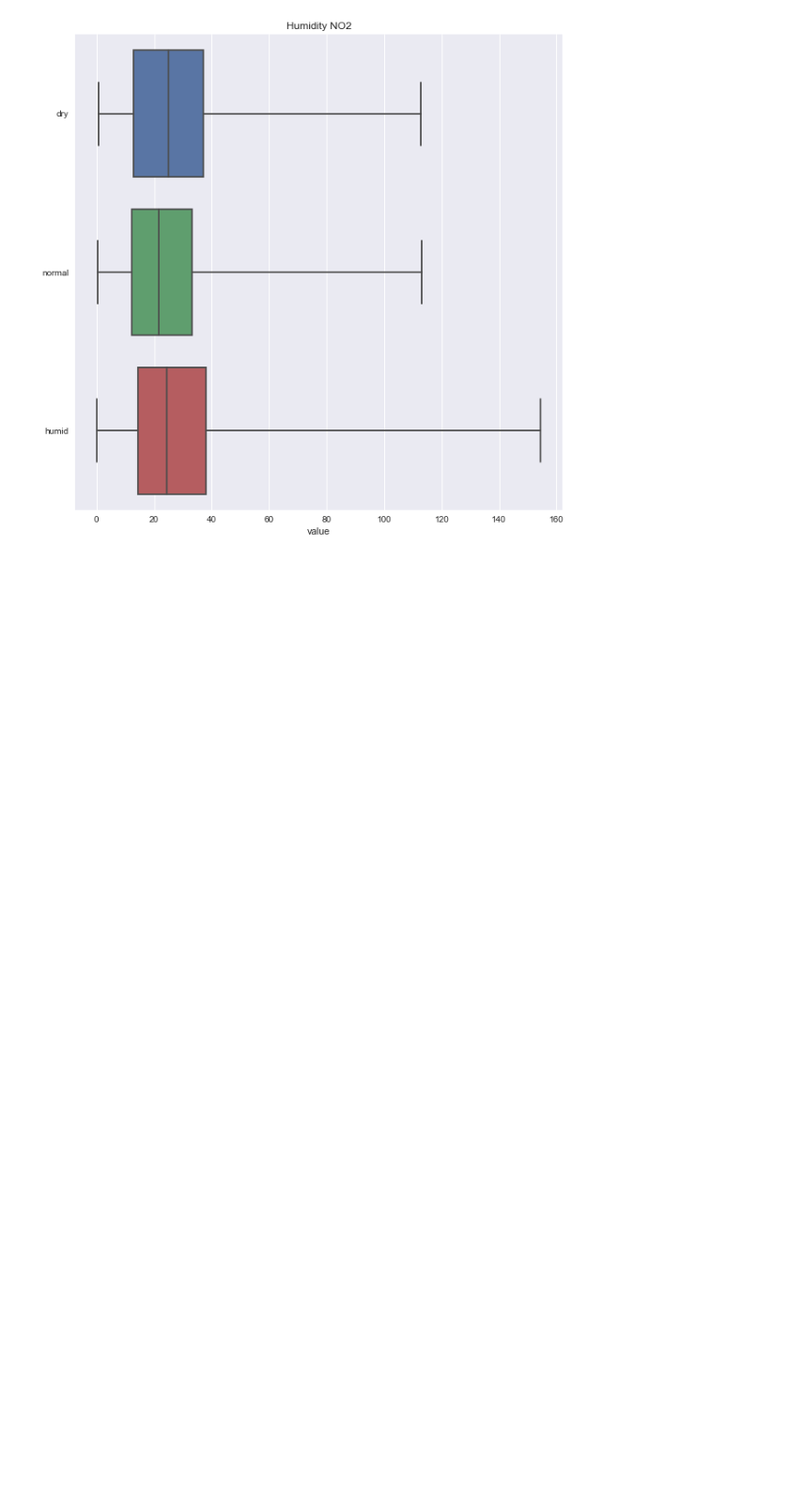
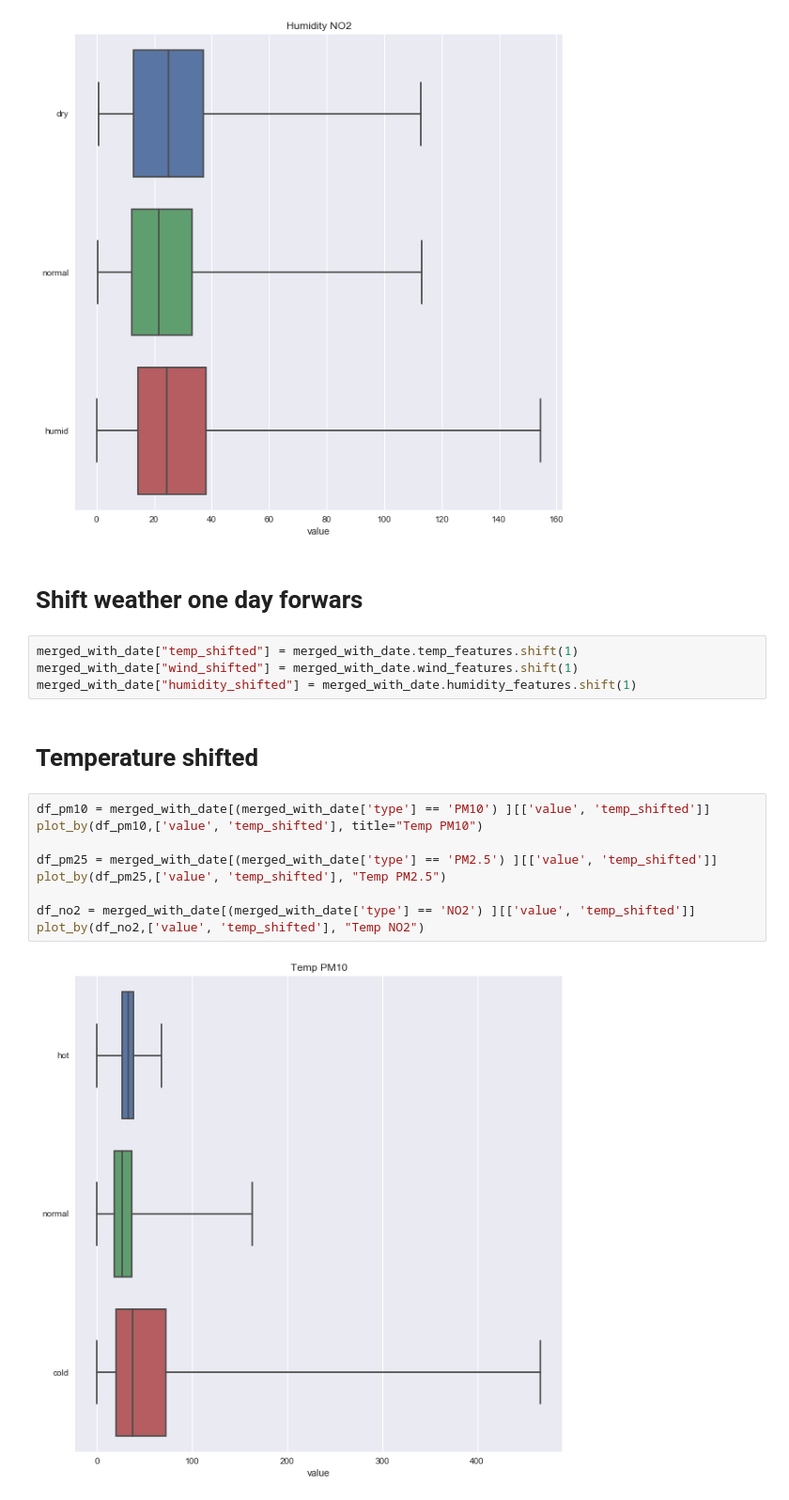
Before and after one commit to apepa/air-pollution, a Jupyter notebook: opendata process.ipynb, the cells around one changed output. Shown: that part at 94% size. Cells and saved outputs as stored; diff of their text form; blank space fills up the shorter version.

Commit message:
Shifted data with one day

```diff
--- a/opendata process.ipynb
+++ b/opendata process.ipynb
@@ -411,3 +411,22 @@ plot_by(df_no2,['value', 'humidity_features'], "Humidity NO2")
 [figure]
 [figure]
 [figure]
+# %% [markdown]
+# Shift weather one day forwars
+# %%
+merged_with_date["temp_shifted"] = merged_with_date.temp_features.shift(1)
+merged_with_date["wind_shifted"] = merged_with_date.wind_features.shift(1)
+merged_with_date["humidity_shifted"] = merged_with_date.humidity_features.shift(1)
+# %% [markdown]
+# Temperature shifted
+# %%
+df_pm10 = merged_with_date[(merged_with_date['type'] == 'PM10') ][['value', 'temp_shifted']]
+plot_by(df_pm10,['value', 'temp_shifted'], title="Temp PM10")
+
+df_pm25 = merged_with_date[(merged_with_date['type'] == 'PM2.5') ][['value', 'temp_shifted']]
+plot_by(df_pm25,['value', 'temp_shifted'], "Temp PM2.5")
+
+df_no2 = merged_with_date[(merged_with_date['type'] == 'NO2') ][['value', 'temp_shifted']]
+plot_by(df_no2,['value', 'temp_shifted'], "Temp NO2")
+# %% [output]
+[figure, added]
```
Also changed, not shown: parts of 5 cells of this notebook.
